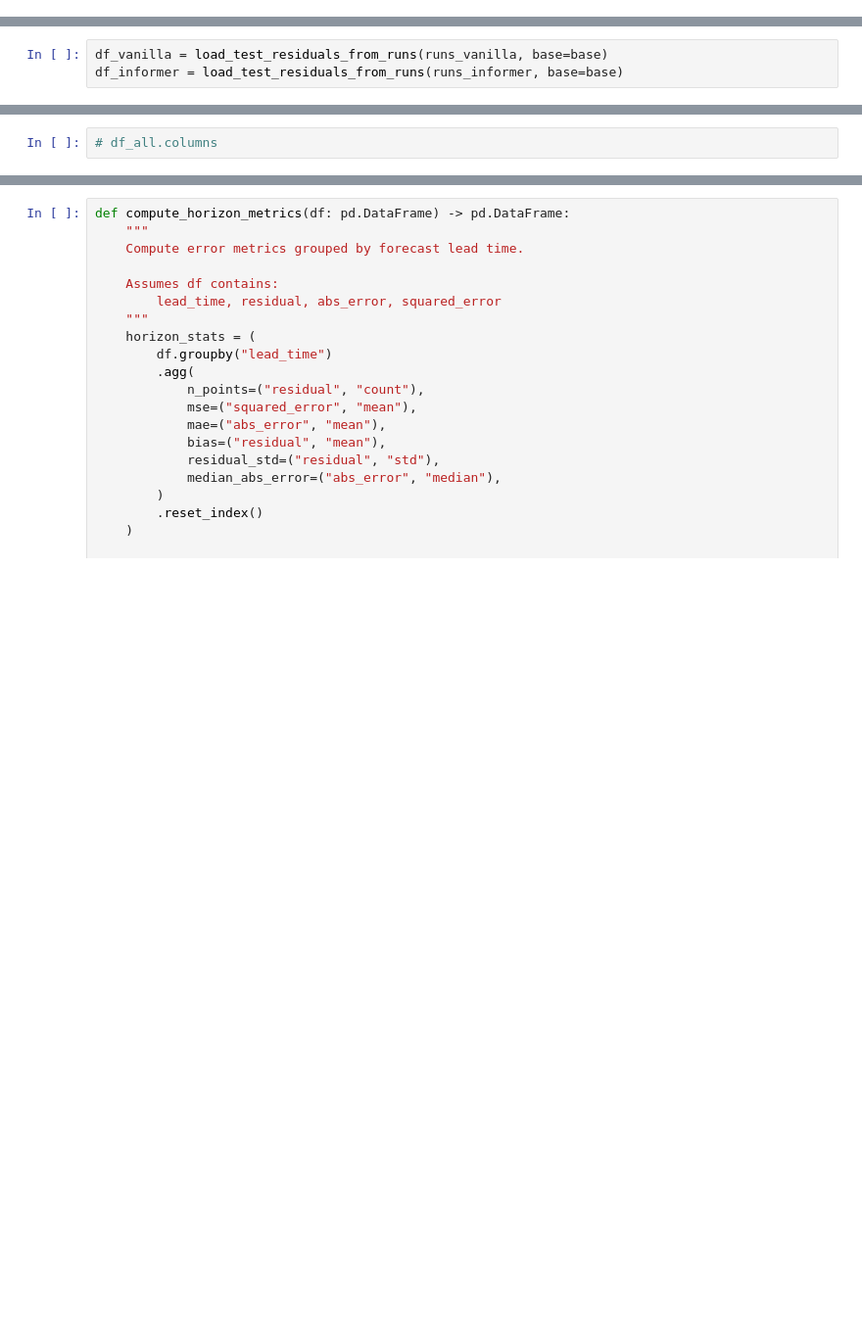
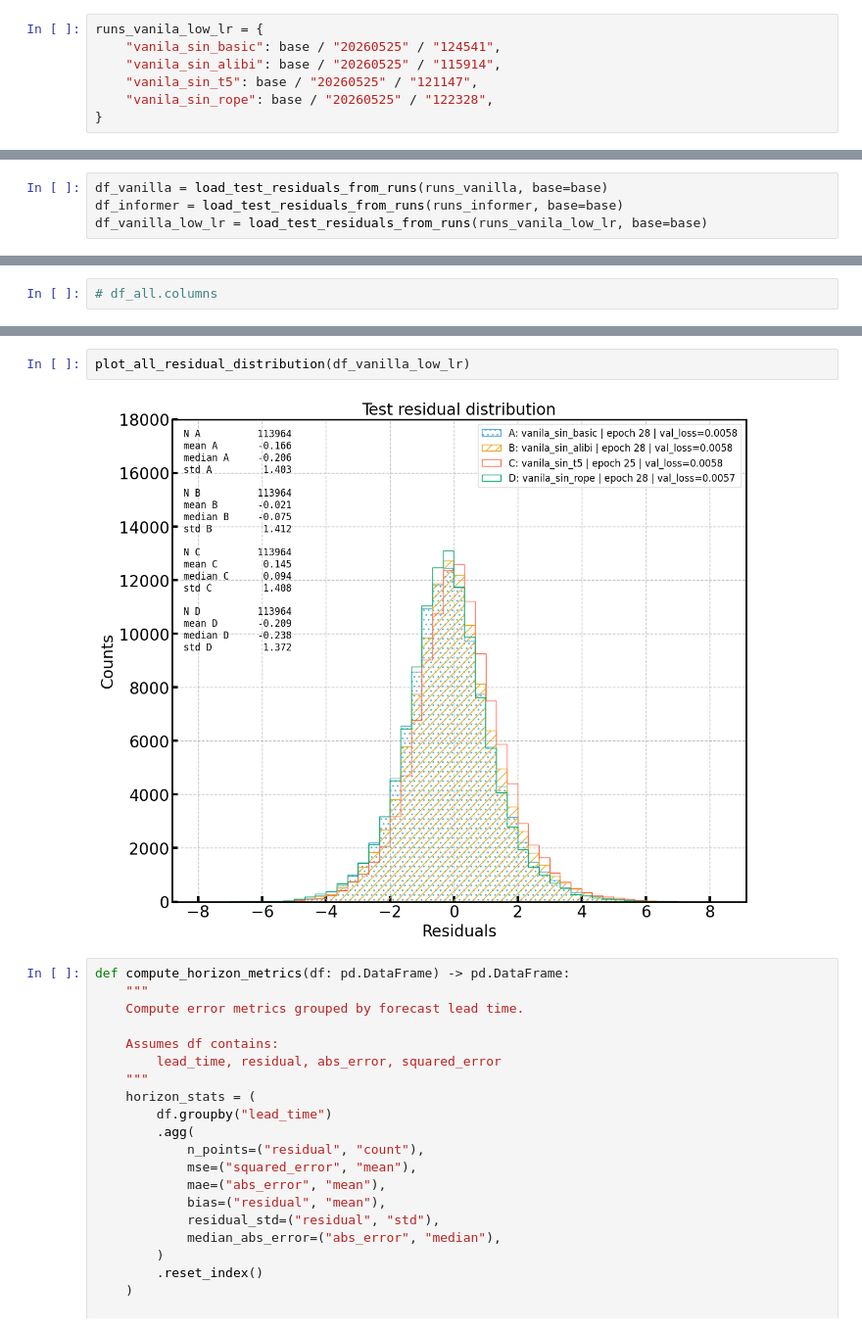
Before and after one commit to KUcyans/MeteoFormer, a Jupyter notebook: TemperatureTest.ipynb, the cells around one changed output, grey strips where cells are left out. Shown at 98% size. Drawn from its saved outputs; the diff is of its cells as text; blank space fills up the shorter version.

```diff
--- a/TemperatureTest.ipynb
+++ b/TemperatureTest.ipynb
@@ -57,4 +56,11 @@ runs_informer = {
 }
+# %%
+runs_vanila_low_lr = {
+    "vanila_sin_basic": base / "20260525" / "124541",
+    "vanila_sin_alibi": base / "20260525" / "115914",
+    "vanila_sin_t5": base / "20260525" / "121147",
+    "vanila_sin_rope": base / "20260525" / "122328",
+}
 # %%
 def parse_test_residual_filename(
     file_path: str | Path,
@@ -277,3 +283,4 @@ def plot_all_residual_distribution(
 # %%
 df_vanilla = load_test_residuals_from_runs(runs_vanilla, base=base)
 df_informer = load_test_residuals_from_runs(runs_informer, base=base)
+df_vanilla_low_lr = load_test_residuals_from_runs(runs_vanila_low_lr, base=base)
@@ -295,3 +297,7 @@ plot_all_residual_distribution(df_informer)
+# %%
+plot_all_residual_distribution(df_vanilla_low_lr)
+# %% [output]
+[figure, added]
 # %%
 def compute_horizon_metrics(df: pd.DataFrame) -> pd.DataFrame:
     """
```
Also changed, not shown: parts of 8 cells of this notebook, 6 other files.
